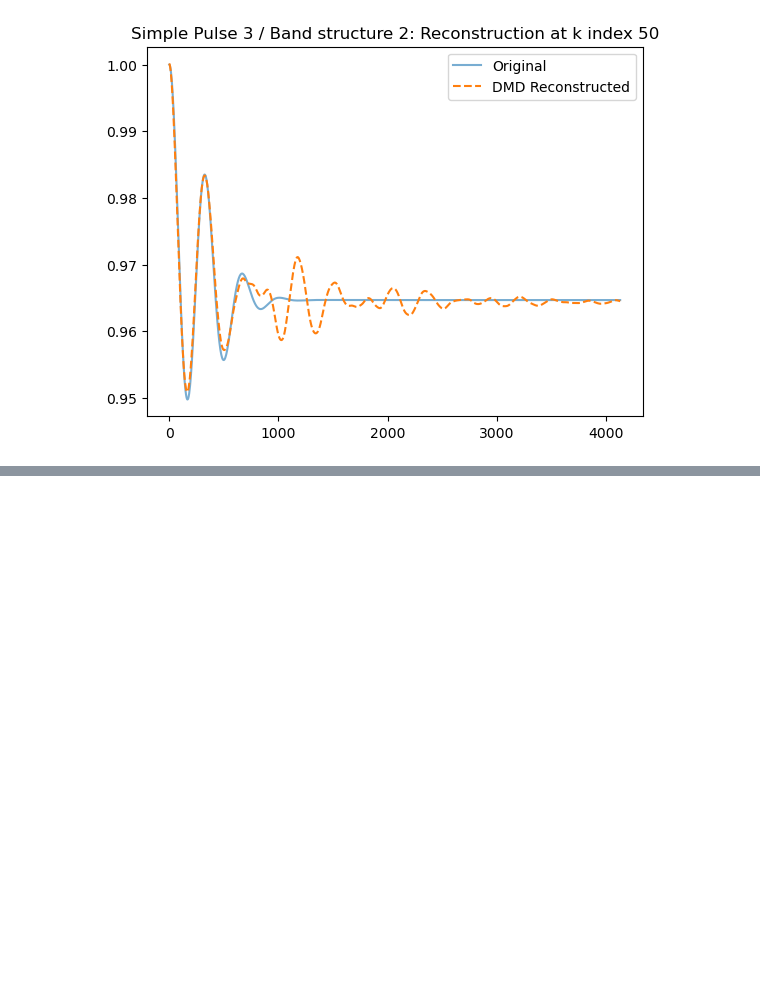
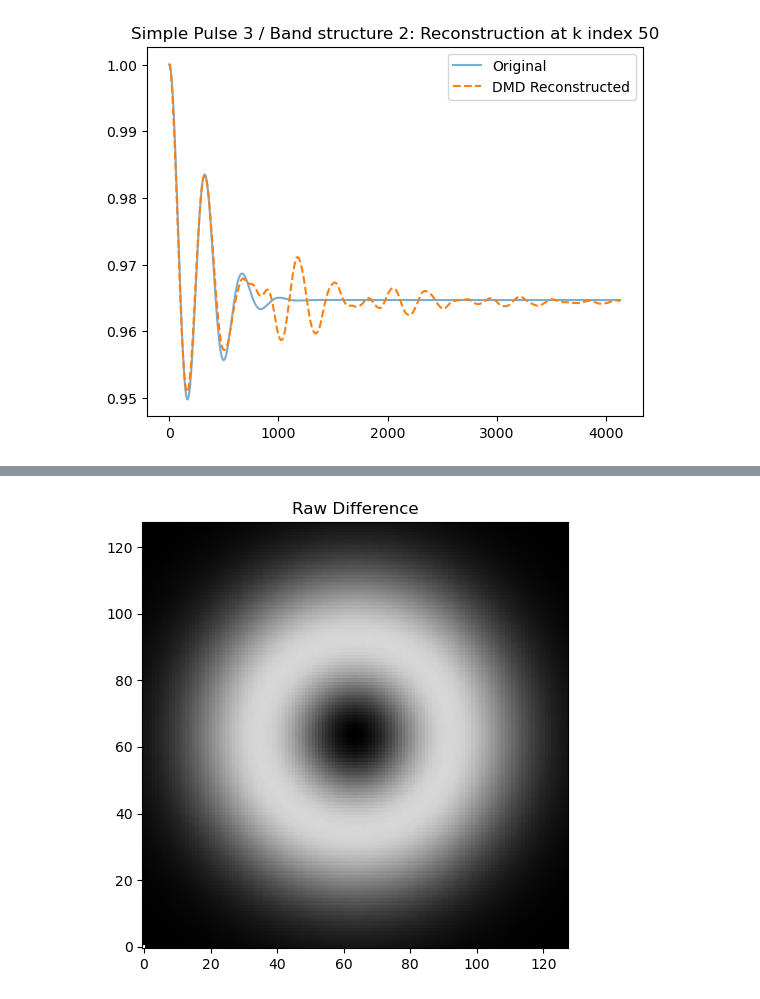
Before and after one commit to juanpulgarin/DMD_project, a Jupyter notebook: Running_Script.ipynb, the cells around one changed output, grey strips where cells are left out. Saved outputs shown, nothing was run; the diff lists cells and outputs as text; code cells hidden in the pictures; blank space fills up the shorter version.

```diff
--- a/Running_Script.ipynb
+++ b/Running_Script.ipynb
@@ -1376,0 +1525,30 @@ plt.show()
+# %%
+
+
+
+import matplotlib.pyplot as plt
+import matplotlib.animation as animation
+import numpy as np
+
+# Compute the full absolute difference for all frames
+diff_all = np.abs(X - X_dmd)
+
+# Create the figure for the difference video
+fig_diff, ax_diff = plt.subplots(figsize=(5, 5))
+im_diff = ax_diff.imshow(diff_all[:, 0].reshape(128, 128), cmap='gray', origin='lower', animated=True)
+ax_diff.set_title('Raw Difference')
+plt.tight_layout()
+
+def update_diff(frame):
+    diff = np.abs(X[:, frame] - X_dmd[:, frame])
+    im_diff.set_array(diff.reshape(128, 128))
+    return [im_diff]
+
+ani_diff = animation.FuncAnimation(fig_diff, update_diff, frames=99, interval=100, blit=True)
+
+# Save the difference video
+ani_diff.save("difference.mp4", fps=10, dpi=150)
+
+plt.show()
+# %% [output]
+[figure, added]
```
Also changed, not shown: parts of 12 cells of this notebook, 2 other files.
